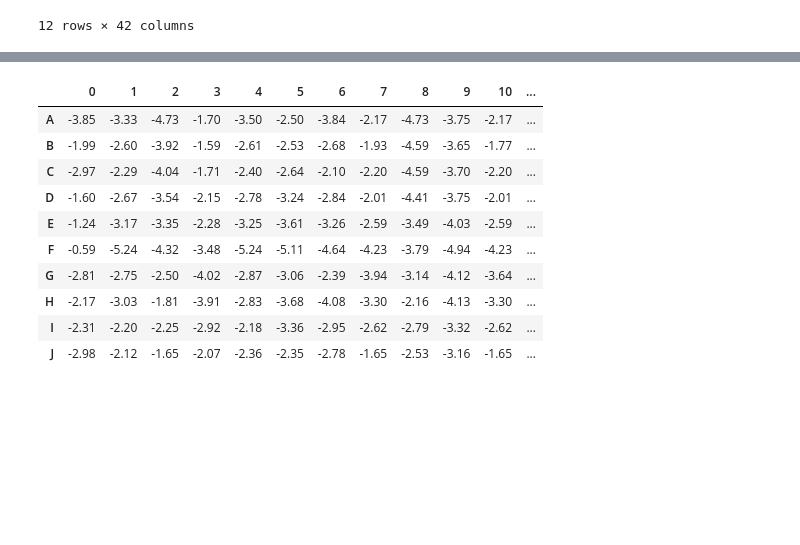
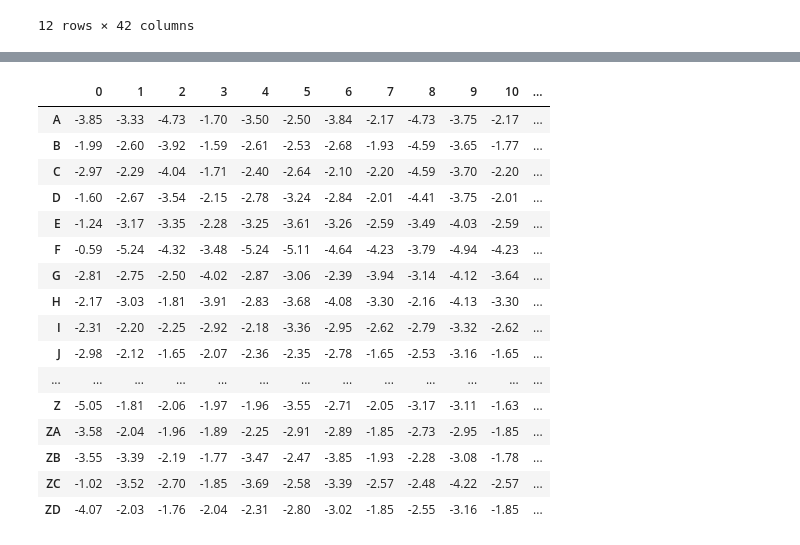
Before and after one commit to KennisnetwerkDataScience/Waterlaboratorium-Noord-IoT, a Jupyter notebook: Team1/clemens-01.ipynb, the cells around one changed output, grey strips where cells are left out. Cells and saved outputs as stored; diff of their text form; code cells hidden in the pictures; blank space fills up the shorter version.

```diff
--- a/Team1/clemens-01.ipynb
+++ b/Team1/clemens-01.ipynb
@@ -31,19 +47,25 @@ d1[0:12]
 # %%
-t1 = d1.iloc[0:20,10:20]
+t1 = d1.iloc[0:20,10:40]
 t1 = t1.transpose()
 t1
 # %% [output]
 |  | 0 | 1 | 2 | 3 | 4 | 5 | 6 | 7 | 8 | 9 | 10 | ... |
 | A | -3.85 | -3.33 | -4.73 | -1.70 | -3.50 | -2.50 | -3.84 | -2.17 | -4.73 | -3.75 | -2.17 | ... |
 | B | -1.99 | -2.60 | -3.92 | -1.59 | -2.61 | -2.53 | -2.68 | -1.93 | -4.59 | -3.65 | -1.77 | ... |
 | C | -2.97 | -2.29 | -4.04 | -1.71 | -2.40 | -2.64 | -2.10 | -2.20 | -4.59 | -3.70 | -2.20 | ... |
 | D | -1.60 | -2.67 | -3.54 | -2.15 | -2.78 | -3.24 | -2.84 | -2.01 | -4.41 | -3.75 | -2.01 | ... |
 | E | -1.24 | -3.17 | -3.35 | -2.28 | -3.25 | -3.61 | -3.26 | -2.59 | -3.49 | -4.03 | -2.59 | ... |
 | F | -0.59 | -5.24 | -4.32 | -3.48 | -5.24 | -5.11 | -4.64 | -4.23 | -3.79 | -4.94 | -4.23 | ... |
 | G | -2.81 | -2.75 | -2.50 | -4.02 | -2.87 | -3.06 | -2.39 | -3.94 | -3.14 | -4.12 | -3.64 | ... |
 | H | -2.17 | -3.03 | -1.81 | -3.91 | -2.83 | -3.68 | -4.08 | -3.30 | -2.16 | -4.13 | -3.30 | ... |
 | I | -2.31 | -2.20 | -2.25 | -2.92 | -2.18 | -3.36 | -2.95 | -2.62 | -2.79 | -3.32 | -2.62 | ... |
 | J | -2.98 | -2.12 | -1.65 | -2.07 | -2.36 | -2.35 | -2.78 | -1.65 | -2.53 | -3.16 | -1.65 | ... |
+| ... | ... | ... | ... | ... | ... | ... | ... | ... | ... | ... | ... | ... |
+| Z | -5.05 | -1.81 | -2.06 | -1.97 | -1.96 | -3.55 | -2.71 | -2.05 | -3.17 | -3.11 | -1.63 | ... |
+| ZA | -3.58 | -2.04 | -1.96 | -1.89 | -2.25 | -2.91 | -2.89 | -1.85 | -2.73 | -2.95 | -1.85 | ... |
+| ZB | -3.55 | -3.39 | -2.19 | -1.77 | -3.47 | -2.47 | -3.85 | -1.93 | -2.28 | -3.08 | -1.78 | ... |
+| ZC | -1.02 | -3.52 | -2.70 | -1.85 | -3.69 | -2.58 | -3.39 | -2.57 | -2.48 | -4.22 | -2.57 | ... |
+| ZD | -4.07 | -2.03 | -1.76 | -2.04 | -2.31 | -2.80 | -3.02 | -1.85 | -2.55 | -3.16 | -1.85 | ... |
 # %%
 plt.figure(figsize=(20,20))
 plt.plot(t1);
```
Also changed, not shown: parts of 5 cells of this notebook.
